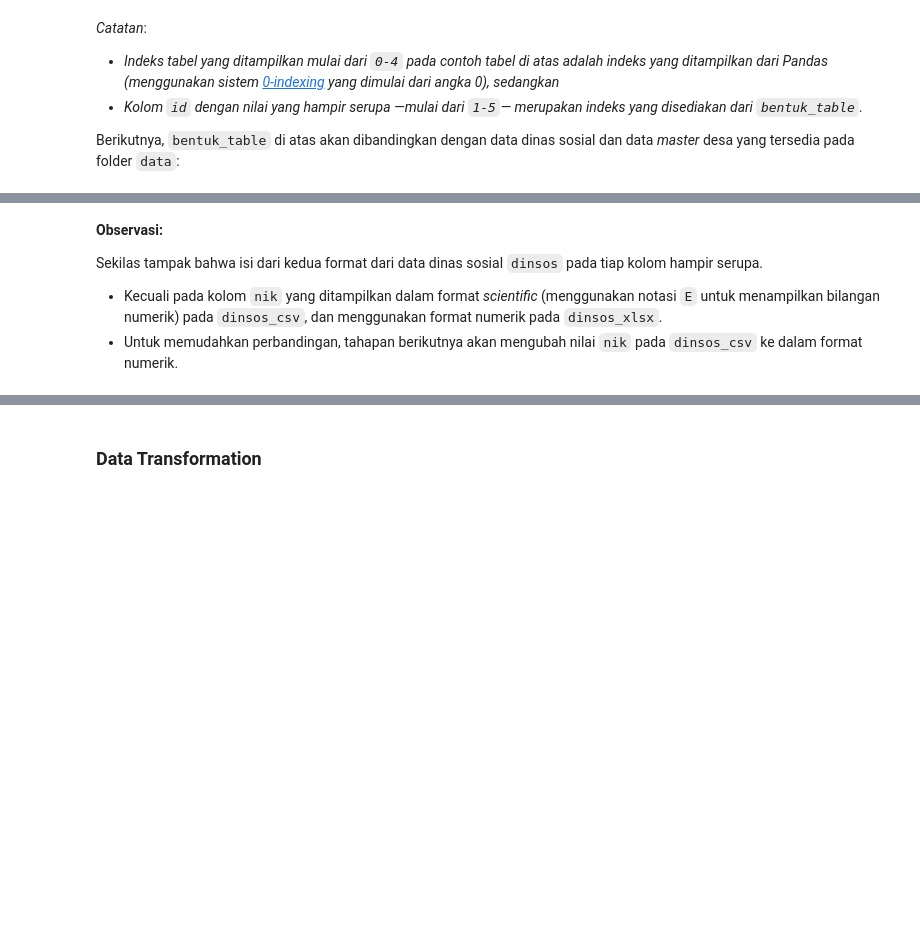
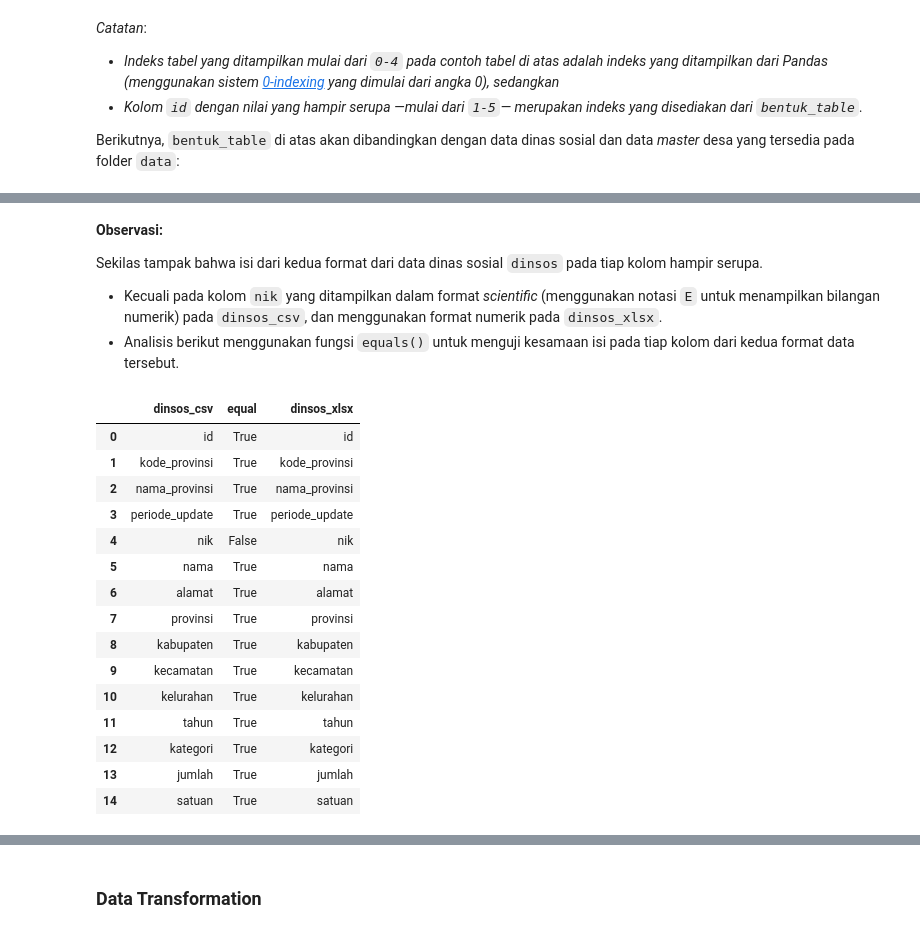
Before and after one commit to garudapaksi-yusuf/SEAL_Data_Scientist_Technical_Test, a Jupyter notebook: notebook/notebook.ipynb, the cells around one changed output, grey strips where cells are left out. Cells and saved outputs as stored; diff of their text form; code cells hidden in the pictures; blank space fills up the shorter version.

Commit message:
v1.1: equals() re-added

```diff
--- a/notebook/notebook.ipynb
+++ b/notebook/notebook.ipynb
@@ -98,4 +98,34 @@ data_dinsos_xlsx.head(
 
 Sekilas tampak bahwa isi dari kedua format dari data dinas sosial `dinsos` pada tiap kolom hampir serupa.
 * Kecuali pada kolom `nik` yang ditampilkan dalam format *scientific* (menggunakan notasi `E` untuk menampilkan bilangan numerik) pada `dinsos_csv`, dan menggunakan format numerik pada `dinsos_xlsx`.
-* Untuk memudahkan perbandingan, tahapan berikutnya akan mengubah nilai `nik` pada `dinsos_csv` ke dalam format numerik.
+* Analisis berikut menggunakan fungsi `equals()` untuk menguji kesamaan isi pada tiap kolom dari kedua format data tersebut.
+# %%
+# Uji kesamaan isi pada tiap kolom
+pd.DataFrame(
+    data={
+        # Antara 'data_dinsos_csv'
+        'data_dinsos_csv': data_dinsos_csv.columns,
+        'equal': [data_dinsos_csv[column_csv].equals(
+            other=data_dinsos_xlsx[column_xlsx]
+        )for column_csv, column_xlsx in zip(data_dinsos_csv.columns, data_dinsos_xlsx.columns)],
+        # Dengan 'data_dinsos_xlsx'
+        'data_dinsos_xlsx': data_dinsos_xlsx.columns
+    }
+)
+# %% [output]
+|  | dinsos_csv | equal | dinsos_xlsx |
+| 0 | id | True | id |
+| 1 | kode_provinsi | True | kode_provinsi |
+| 2 | nama_provinsi | True | nama_provinsi |
+| 3 | periode_update | True | periode_update |
+| 4 | nik | False | nik |
+| 5 | nama | True | nama |
+| 6 | alamat | True | alamat |
+| 7 | provinsi | True | provinsi |
+| 8 | kabupaten | True | kabupaten |
+| 9 | kecamatan | True | kecamatan |
+| 10 | kelurahan | True | kelurahan |
+| 11 | tahun | True | tahun |
+| 12 | kategori | True | kategori |
+| 13 | jumlah | True | jumlah |
+| 14 | satuan | True | satuan |
```
Also changed, not shown: parts of 2 cells of this notebook.
